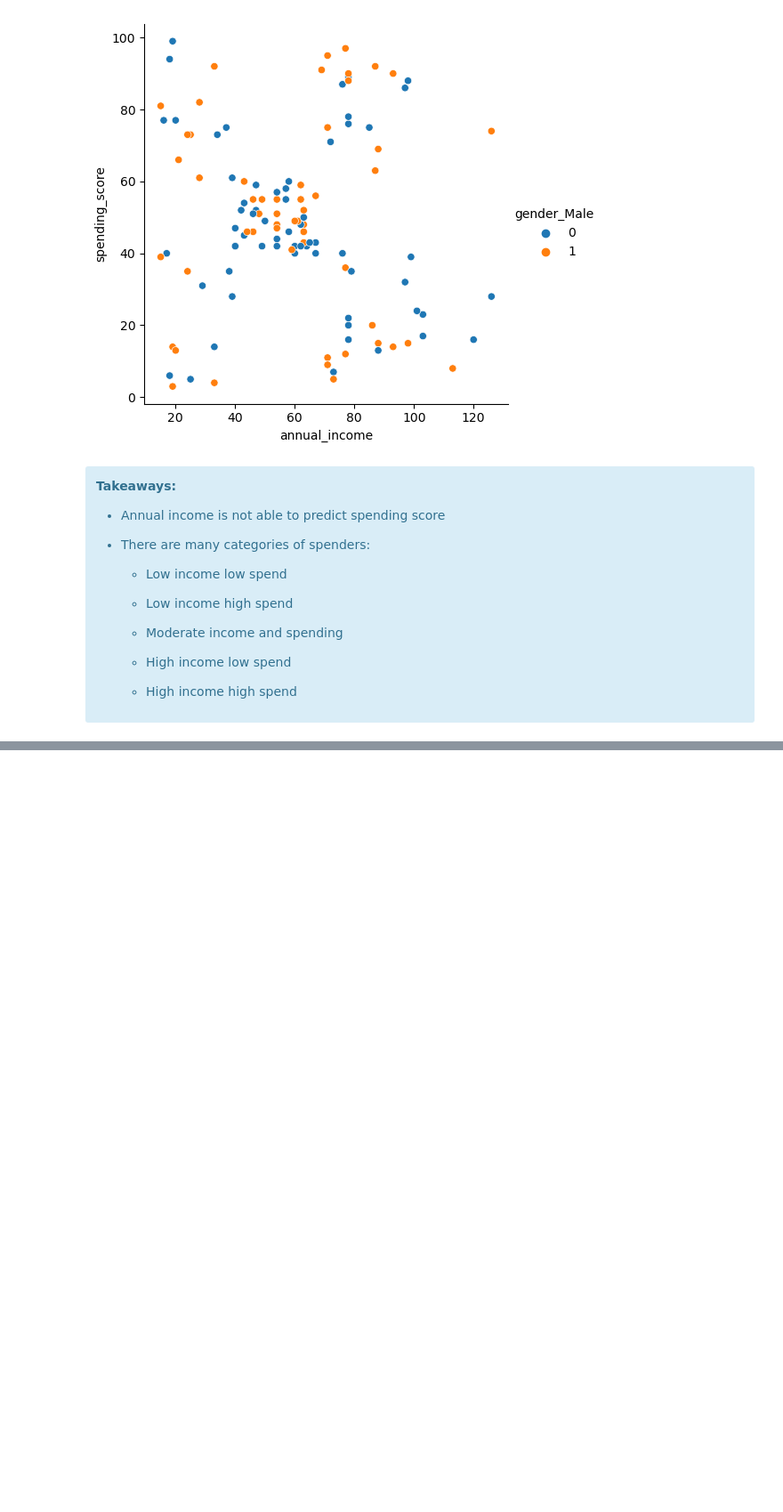
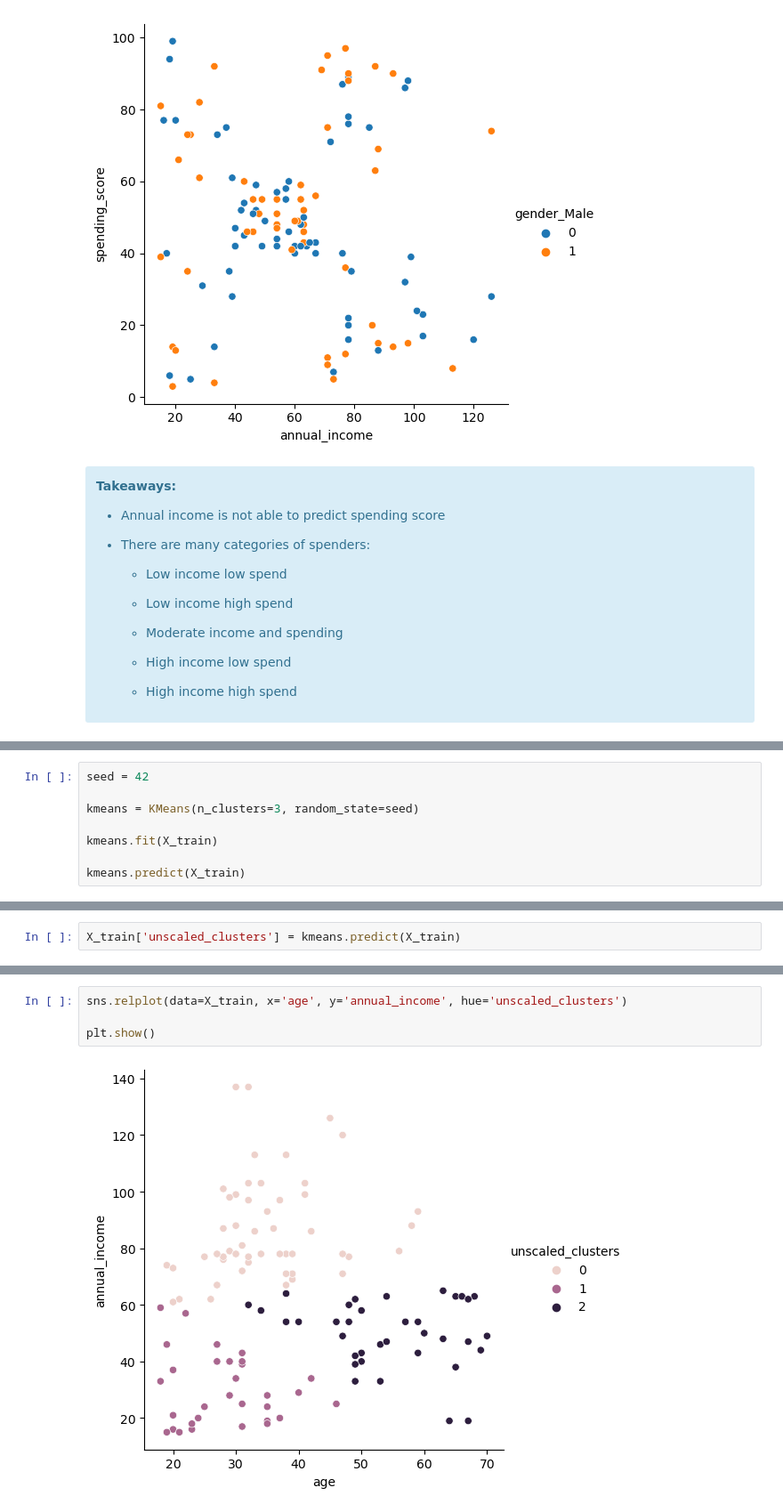
Before and after one commit to shawn-brown12/clustering, a Jupyter notebook: clustering_notes.ipynb, the cells around one changed output, grey strips where cells are left out. Shown: that part at 89% size. Saved outputs shown, nothing was run; the diff lists cells and outputs as text; blank space fills up the shorter version.

```diff
--- a/clustering_notes.ipynb
+++ b/clustering_notes.ipynb
@@ -203,0 +246,8 @@ sns.relplot(data=train, x='annual_income', y='spending_score', hue='gender_Male'
+# %%
+seed = 42
+
+kmeans = KMeans(n_clusters=3, random_state=seed)
+
+kmeans.fit(X_train)
+
+kmeans.predict(X_train)
@@ -203,0 +261,2 @@ sns.relplot(data=train, x='annual_income', y='spending_score', hue='gender_Male'
+# %%
+X_train['unscaled_clusters'] = kmeans.predict(X_train)
@@ -203,0 +272,6 @@ sns.relplot(data=train, x='annual_income', y='spending_score', hue='gender_Male'
+# %%
+sns.relplot(data=X_train, x='age', y='annual_income', hue='unscaled_clusters')
+
+plt.show()
+# %% [output]
+[figure, added]
```
Also changed, not shown: parts of 25 cells of this notebook, 2 other files.
